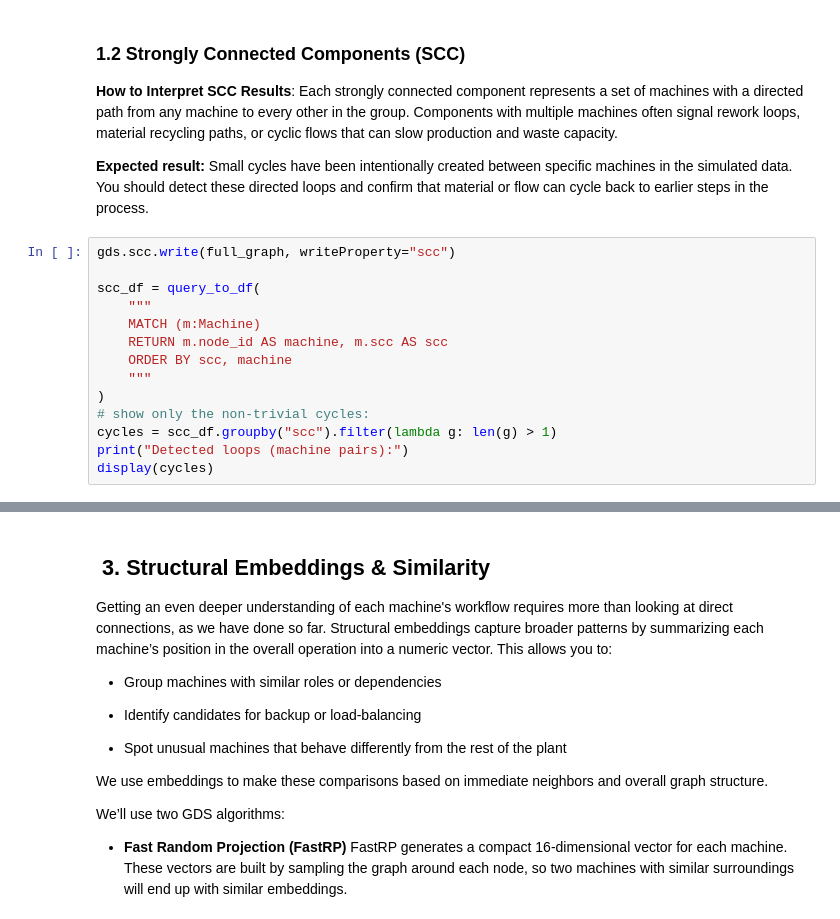
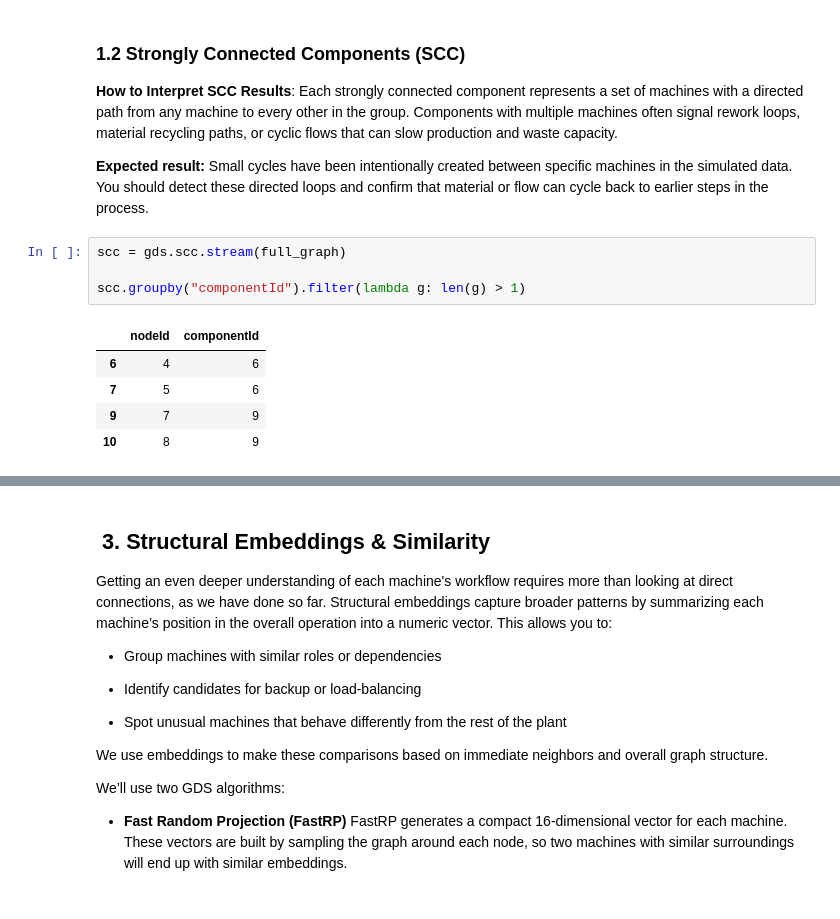
Before and after one commit to neo4j-product-examples/aura-graph-analytics, a Jupyter notebook: manufacturing/Manufacturing_Aura_Demo.ipynb, the cells around one changed output, grey strips where cells are left out. Cells and saved outputs as stored; diff of their text form.

```diff
--- a/manufacturing/Manufacturing_Aura_Demo.ipynb
+++ b/manufacturing/Manufacturing_Aura_Demo.ipynb
@@ -165,18 +187,14 @@ print(wcc_df['component'].value_counts().head())
 Each strongly connected component represents a set of machines with a directed path from any machine to every other in the group. Components with multiple machines often signal rework loops, material recycling paths, or cyclic flows that can slow production and waste capacity.
 
 **Expected result:** Small cycles have been intentionally created between specific machines in the simulated data. You should detect these directed loops and confirm that material or flow can cycle back to earlier steps in the process.
-# %%
-gds.scc.write(full_graph, writeProperty="scc")
-
-scc_df = query_to_df(
-    """
-    MATCH (m:Machine)
-    RETURN m.node_id AS machine, m.scc AS scc
-    ORDER BY scc, machine
-    """
-)
-# show only the non-trivial cycles:
-cycles = scc_df.groupby("scc").filter(lambda g: len(g) > 1)
-print("Detected loops (machine pairs):")
-display(cycles)
+# %%
+scc = gds.scc.stream(full_graph)
+
+scc.groupby("componentId").filter(lambda g: len(g) > 1)
+# %% [output]
+|  | nodeId | componentId |
+| 6 | 4 | 6 |
+| 7 | 5 | 6 |
+| 9 | 7 | 9 |
+| 10 | 8 | 9 |
 # %% [markdown]
```
Also changed, not shown: parts of 13 cells of this notebook, 1 other file.
